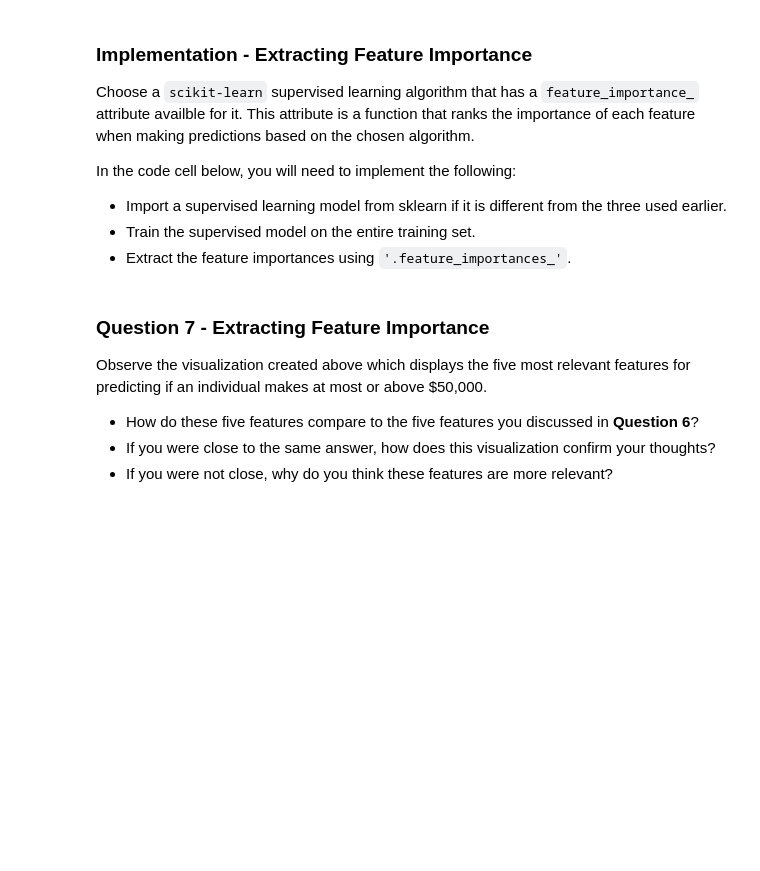
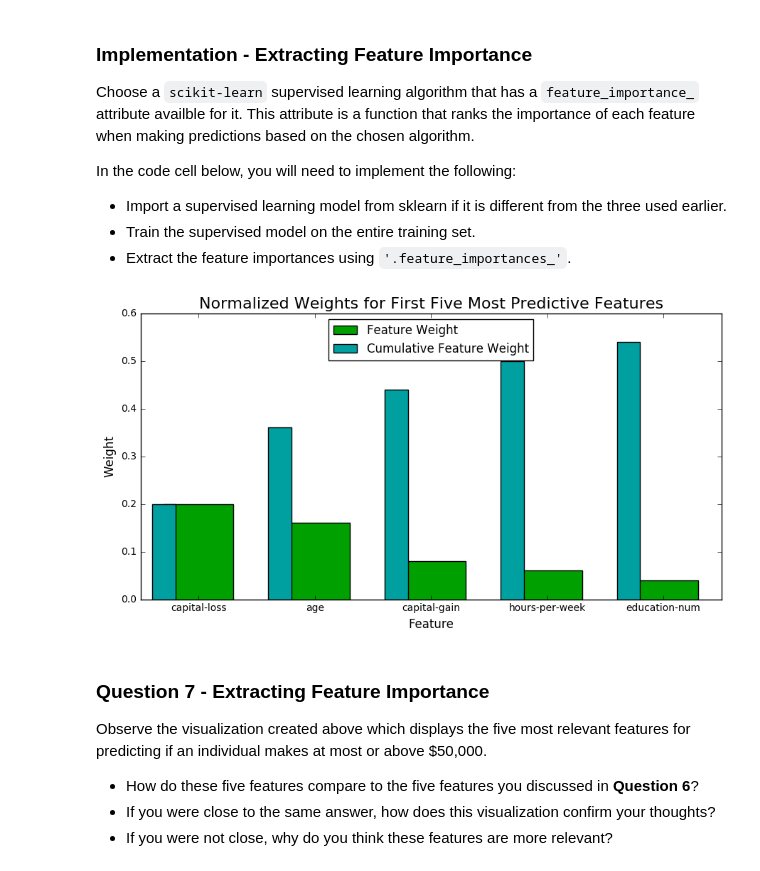
Before and after one commit to RUPANSHURAMAN/finding_donors, a Jupyter notebook: Udacity_Finding_Donors_by_Machine_Learning/finding_donors.ipynb, the cells around one changed output. Cells and saved outputs as stored; diff of their text form; code cells hidden in the pictures; blank space fills up the shorter version.

```diff
--- a/Udacity_Finding_Donors_by_Machine_Learning/finding_donors.ipynb
+++ b/Udacity_Finding_Donors_by_Machine_Learning/finding_donors.ipynb
@@ -512,15 +560,16 @@ In the code cell below, you will need to implement the following:
 # %%
 # TODO: Import a supervised learning model that has 'feature_importances_'
 
-
 # TODO: Train the supervised model on the training set using .fit(X_train, y_train)
-model = None
+model = AdaBoostClassifier().fit(X_train, y_train)
 
 # TODO: Extract the feature importances using .feature_importances_
-importances = None
+importances = model.feature_importances_
 
 # Plot
 vs.feature_plot(importances, X_train, y_train)
+# %% [output]
+[figure, added]
 # %% [markdown]
 ### Question 7 - Extracting Feature Importance
 
```
Also changed, not shown: parts of 12 cells of this notebook.
